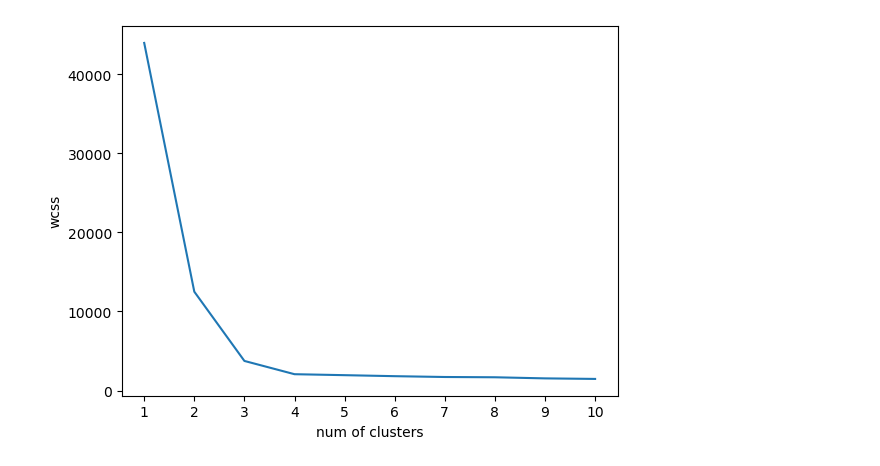
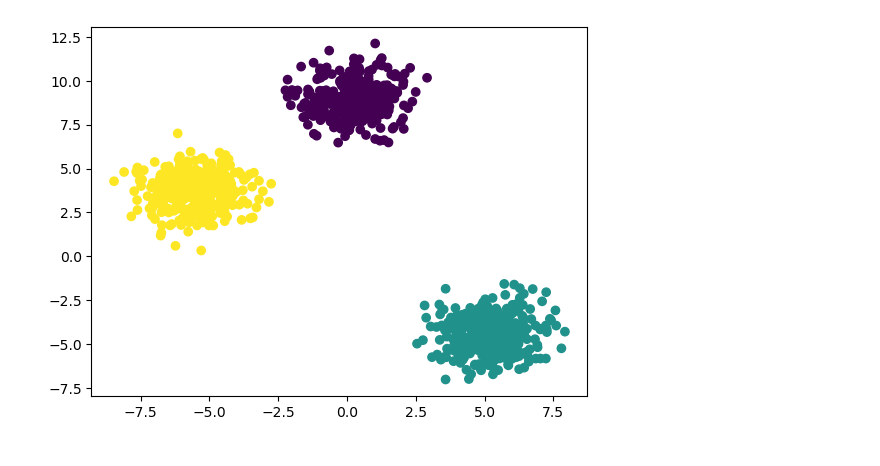
Before and after one commit to krishnabb01/Machine_Learning_algo, a Jupyter notebook: K_Means/K_Means_Clustering.ipynb, the cells around one changed output. Drawn from its saved outputs; the diff is of its cells as text; code cells hidden in the pictures.

```diff
--- a/K_Means/K_Means_Clustering.ipynb
+++ b/K_Means/K_Means_Clustering.ipynb
@@ -18,2 +21,8 @@ plt.scatter(x[:,0],x[:,1],x[:,2],c = y)
+# %%
+# Our output will be this
+plt.scatter(x[:,0],x[:,1],c = y)
+plt.show()
+# %% [output]
+[figure, added]
 # %%
 from sklearn.model_selection import train_test_split
@@ -28,10 +36,2 @@ for k in range(1,11):
     kmeans.fit(x_train)
     wcss.append(kmeans.inertia_)
-# %%
-plt.plot(range(1,11),wcss)
-plt.xticks(range(1,11))
-plt.xlabel("num of clusters")
-plt.ylabel("wcss")
-plt.show()
-# %% [output]
-[figure, removed]
```
Also changed, not shown: parts of 28 cells of this notebook.
